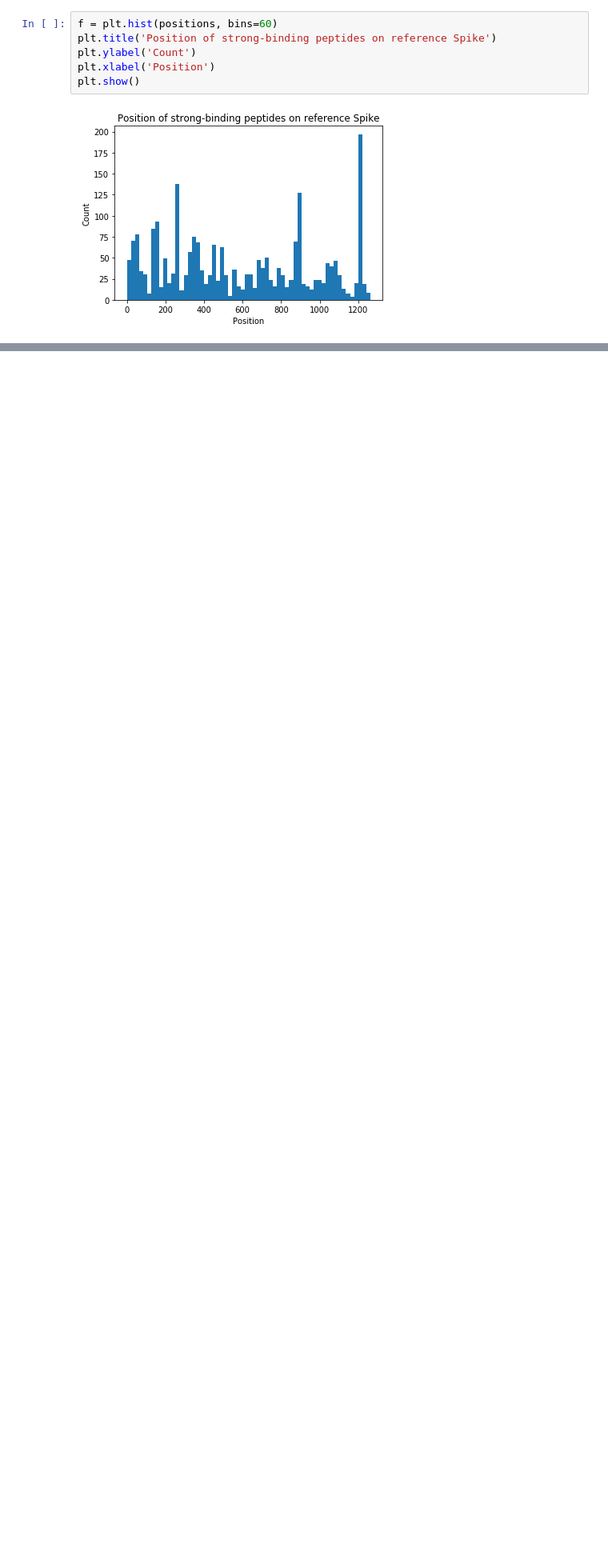
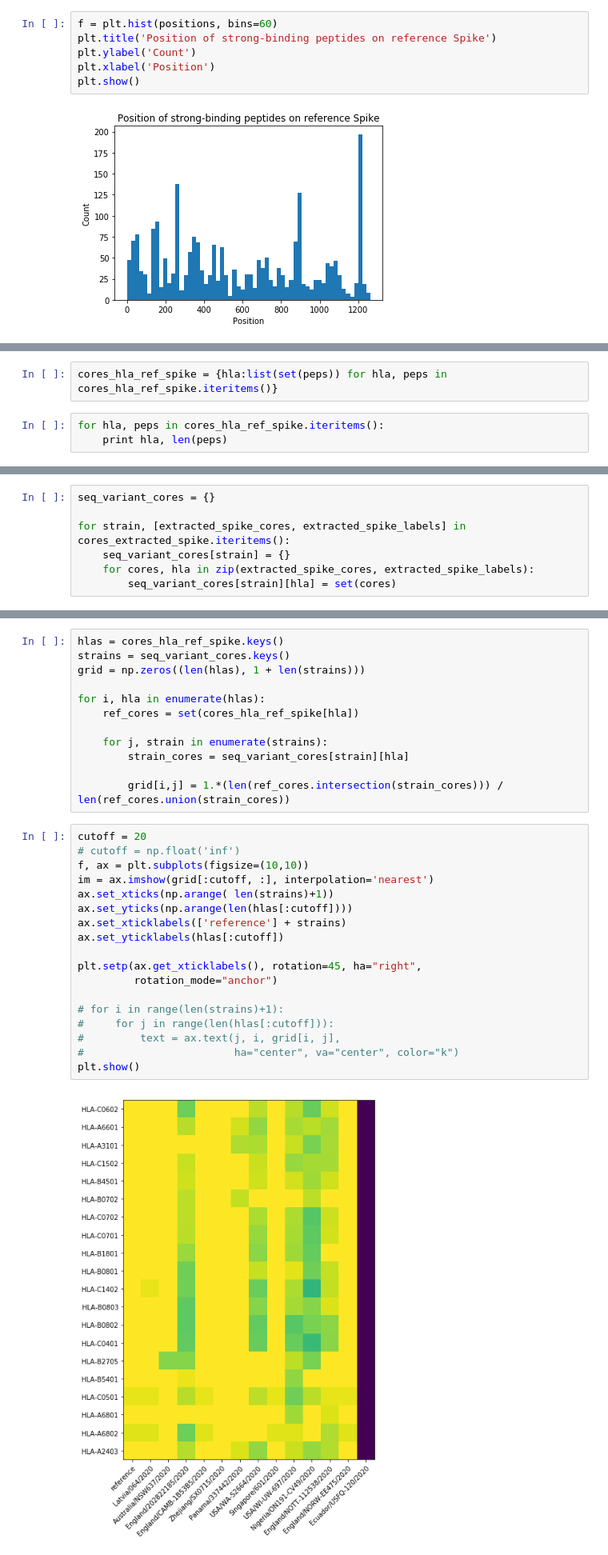
Before and after one commit to alexluuuu/covid_analysis, a Jupyter notebook: visualization.ipynb, the cells around one changed output, grey strips where cells are left out. Shown: that part at 80% size. Cells and saved outputs as stored; diff of their text form; blank space fills up the shorter version.

```diff
--- a/visualization.ipynb
+++ b/visualization.ipynb
@@ -86,0 +144,5 @@ plt.show()
+# %%
+cores_hla_ref_spike = {hla:list(set(peps)) for hla, peps in cores_hla_ref_spike.iteritems()}
+# %%
+for hla, peps in cores_hla_ref_spike.iteritems():
+    print hla, len(peps)
@@ -86,0 +180,7 @@ plt.show()
+# %%
+seq_variant_cores = {}
+
+for strain, [extracted_spike_cores, extracted_spike_labels] in cores_extracted_spike.iteritems():
+    seq_variant_cores[strain] = {}
+    for cores, hla in zip(extracted_spike_cores, extracted_spike_labels):
+        seq_variant_cores[strain][hla] = set(cores)
@@ -86,0 +236,32 @@ plt.show()
+# %%
+hlas = cores_hla_ref_spike.keys()
+strains = seq_variant_cores.keys()
+grid = np.zeros((len(hlas), 1 + len(strains)))
+
+for i, hla in enumerate(hlas):
+    ref_cores = set(cores_hla_ref_spike[hla])
+
+    for j, strain in enumerate(strains):
+        strain_cores = seq_variant_cores[strain][hla]
+
+        grid[i,j] = 1.*(len(ref_cores.intersection(strain_cores))) / len(ref_cores.union(strain_cores))
+# %%
+cutoff = 20
+# cutoff = np.float('inf')
+f, ax = plt.subplots(figsize=(10,10))
+im = ax.imshow(grid[:cutoff, :], interpolation='nearest')
+ax.set_xticks(np.arange( len(strains)+1))
+ax.set_yticks(np.arange(len(hlas[:cutoff])))
+ax.set_xticklabels(['reference'] + strains)
+ax.set_yticklabels(hlas[:cutoff])
+
+plt.setp(ax.get_xticklabels(), rotation=45, ha="right",
+         rotation_mode="anchor")
+
+# for i in range(len(strains)+1):
+#     for j in range(len(hlas[:cutoff])):
+#         text = ax.text(j, i, grid[i, j],
+#                        ha="center", va="center", color="k")
+plt.show()
+# %% [output]
+[figure, added]
```
Also changed, not shown: parts of 13 cells of this notebook, 1 other file.
